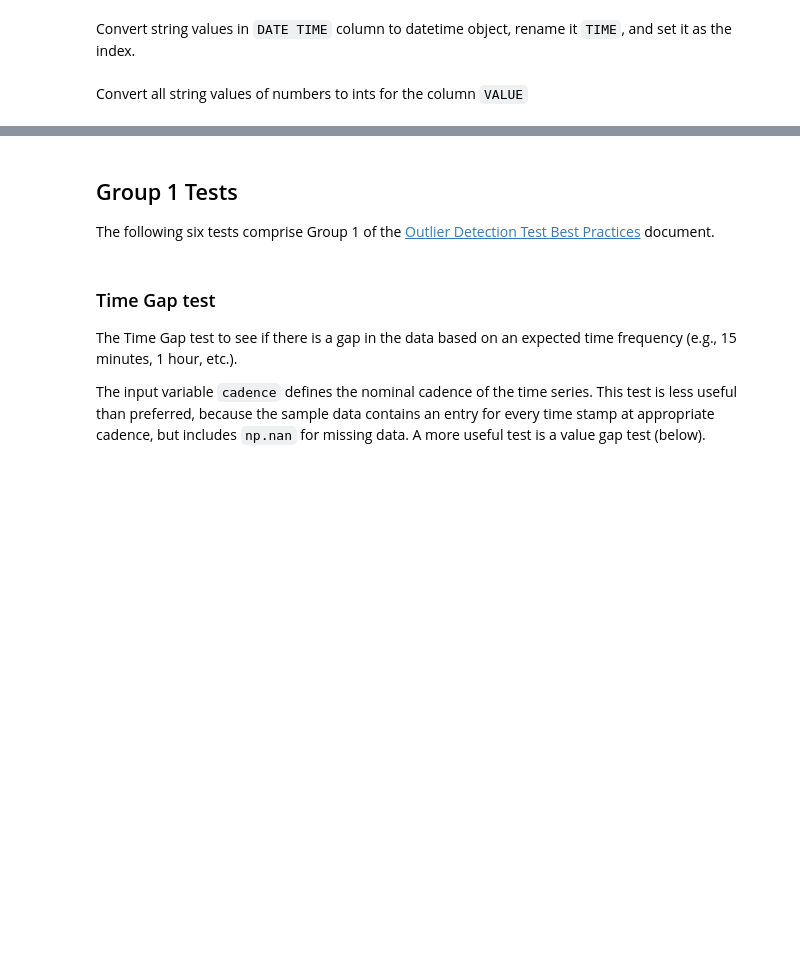
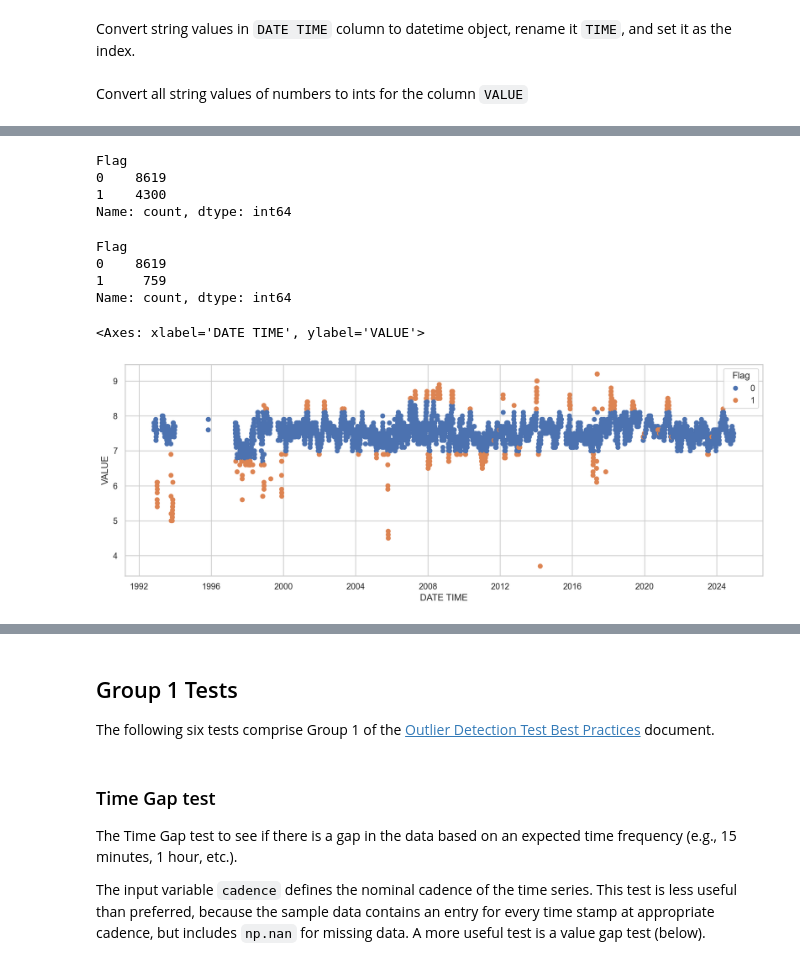
Before and after one commit to DWR-QA-Program/caldata-dsa-outlier-tool, a Jupyter notebook: dwr/dwr.ipynb, the cells around one changed output, grey strips where cells are left out. Saved outputs shown, nothing was run; the diff lists cells and outputs as text; code cells hidden in the pictures; blank space fills up the shorter version.

```diff
--- a/dwr/dwr.ipynb
+++ b/dwr/dwr.ipynb
@@ -85,0 +103,3 @@ df.VALUE = pd.to_numeric(df.VALUE)
+# %%
+# Convert to datetime object
+df['DATE TIME']=pd.to_datetime(df['DATE TIME'], format='%Y-%m-%d').reset_index(drop=True)
@@ -85,0 +133,35 @@ df.VALUE = pd.to_numeric(df.VALUE)
+# %%
+# Create a single binary flag
+df['Flag'] = np.where(((df['VALUE_failed_modified_z_score_test'] == 'failed') |
+                       (df['VALUE_failed_spike_detection_test'] == 'failed') |
+                       (df['VALUE_failed_value_gap_test'] == 'failed') |
+                       (df['VALUE_failed_z_score_test'] == 'failed') |
+                       (df['VALUE_failed_flat_line_test'] == 'failed') |
+                       (df['VALUE_failed_tukey_iqr_test'])), 1, 0)
+# %%
+df['Flag'].value_counts()
+# %% [output]
+Flag
+0    8619
+1    4300
+Name: count, dtype: int64
+# %%
+df_subset = df[['VALUE', 'DATE TIME', 'Flag']]
+# %%
+# if VALUE has a NaN then drop it
+df_clean = df_subset[df_subset['VALUE'].notna()].reset_index(drop=True)
+# %%
+df_clean['Flag'].value_counts()
+# %% [output]
+Flag
+0    8619
+1     759
+Name: count, dtype: int64
+# %%
+sns.set_theme(style="whitegrid")
+fig, ax = plt.subplots(figsize=(15,5))
+sns.scatterplot(df_clean, x='DATE TIME', y='VALUE', hue='Flag', edgecolor=None)
+#fig.savefig('initialdataset.png', dpi=300, transparent=True, bbox_inches='tight')
+# %% [output]
+<Axes: xlabel='DATE TIME', ylabel='VALUE'>
+[figure, added]
```
Also changed, not shown: parts of 38 cells of this notebook, 3 other files.
